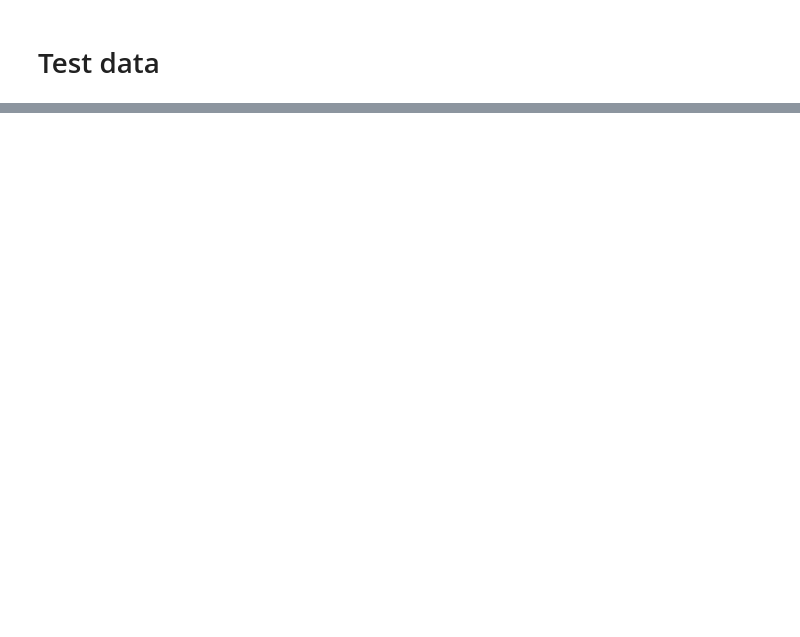
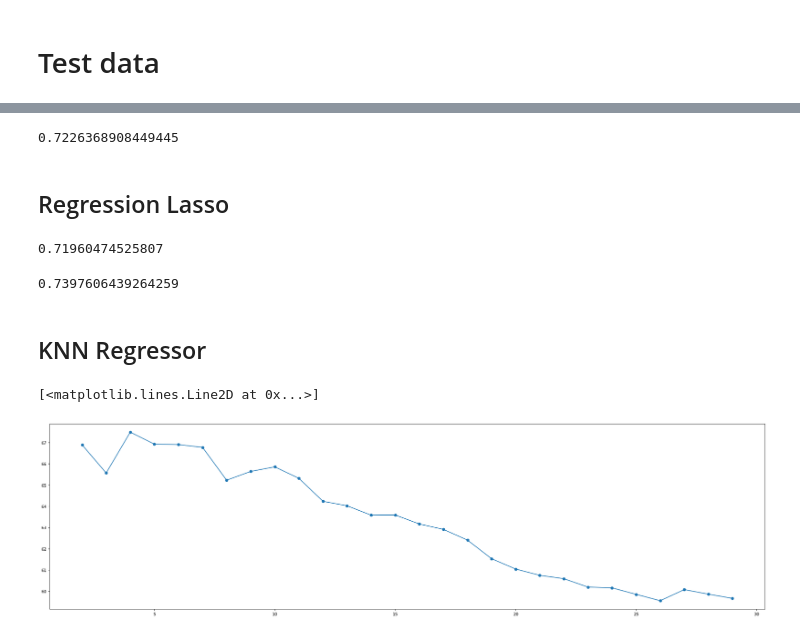
Before and after one commit to aliardouz0/IML-P08, a Jupyter notebook: kaggle_competition_sale_price_regression.ipynb, the cells around one changed output, grey strips where cells are left out. Saved outputs shown, nothing was run; the diff lists cells and outputs as text; code cells hidden in the pictures; blank space fills up the shorter version.

```diff
--- a/kaggle_competition_sale_price_regression.ipynb
+++ b/kaggle_competition_sale_price_regression.ipynb
@@ -721,0 +1011,33 @@ regressor.score(x_test_scaled, y_test.values.ravel())
+# %%
+lrr.fit(x_train, y_train)
+lrr.score(x_test, y_test)
+# %% [output]
+0.7226368908449445
+# %% [markdown]
+## Regression Lasso
+# %%
+from sklearn import linear_model
+lrl = linear_model.Lasso(alpha=0.1, max_iter=10000)
+# %%
+lrl.fit(x_train, y_train)
+lrl.score(x_test, y_test)
+# %% [output]
+0.71960474525807
+# %%
+lrl.fit(x_train_scaled, y_train)
+lrl.score(x_test_scaled, y_test)
+# %% [output]
+0.7397606439264259
+# %% [markdown]
+## KNN Regressor
+# %%
+errors = []
+for k in range(2, 30):
+    knn = neighbors.KNeighborsRegressor(n_neighbors=k)
+    errors.append(100*((
+        knn.fit(x_train, y_train).score(x_test, y_test))))
+figure(figsize=(30, 8), dpi=80)
+plt.pyplot.plot(range(2, 30), errors, 'o-')
+# %% [output]
+[<matplotlib.lines.Line2D at 0x...>]
+[figure, added]
```
Also changed, not shown: parts of 86 cells of this notebook.
